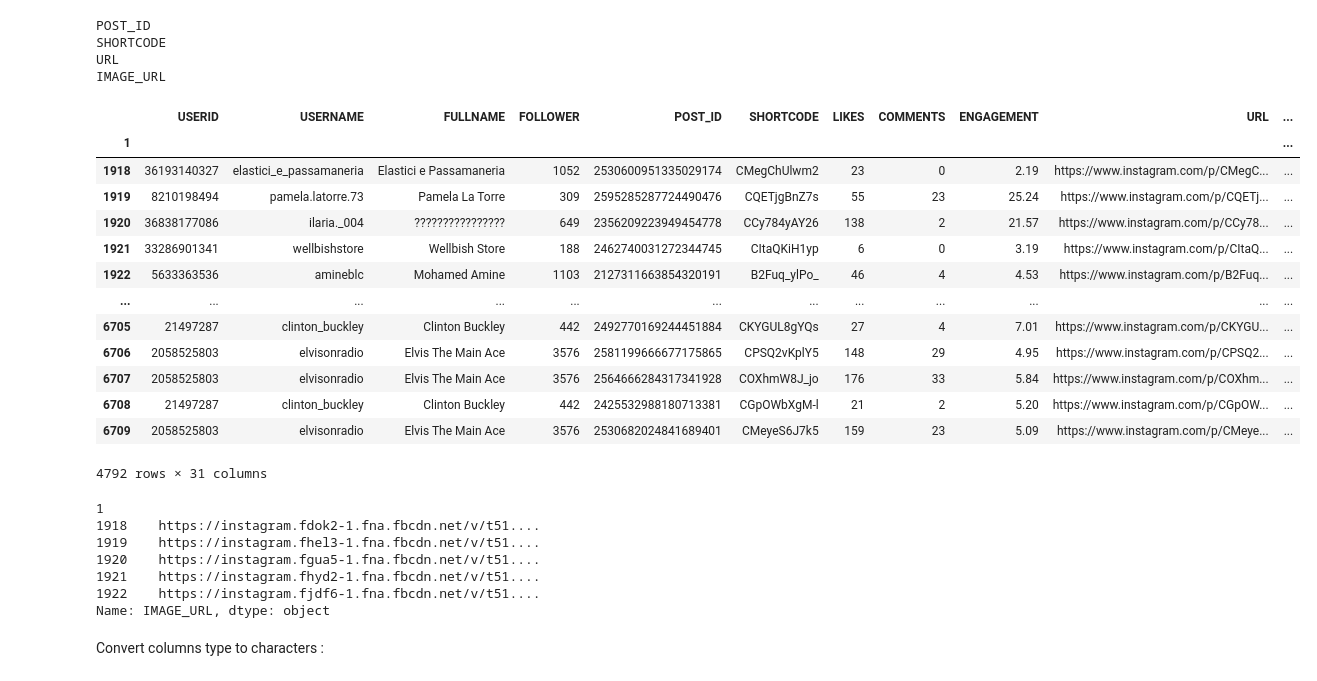
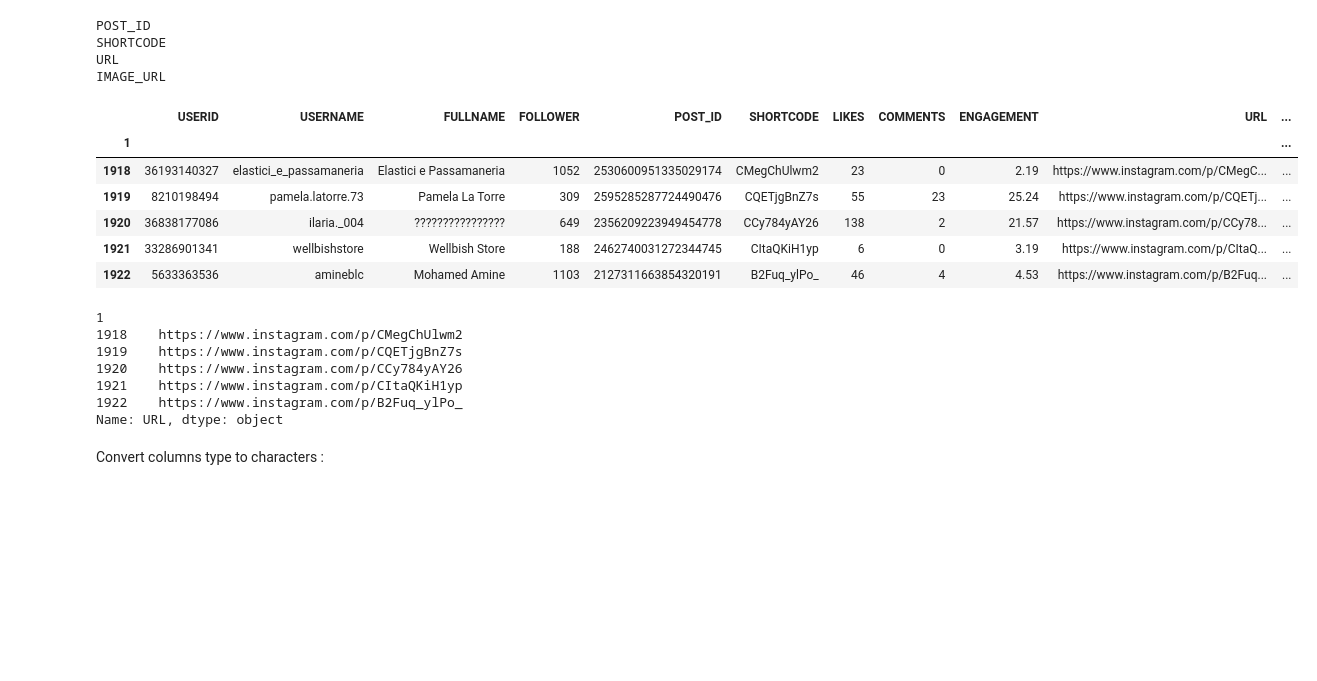
Before and after one commit to Raanank10/Instagram-s-influencers, a Jupyter notebook: Instagram_influencers.ipynb, the cells around one changed output. Saved outputs shown, nothing was run; the diff lists cells and outputs as text; code cells hidden in the pictures; blank space fills up the shorter version.

```diff
--- a/Instagram_influencers.ipynb
+++ b/Instagram_influencers.ipynb
@@ -130,9 +134,12 @@ msno.bar(df, figsize=(20, 8))
+# %%
+df['DATETIME'] = pd.to_datetime(df['TIME'],unit='s')
 # %%
-df['YEAR'] = pd.DatetimeIndex(df['TIME']).year
-df['MONTH'] = pd.DatetimeIndex(df['TIME']).month
-df['DAY'] = pd.DatetimeIndex(df['TIME']).day
-df['DAYOFWEEK'] = pd.DatetimeIndex(df['TIME']).dayofweek
-df['HOUR'] = pd.DatetimeIndex(df['TIME']).hour
+df['YEAR'] = pd.DatetimeIndex(df['DATETIME']).year
+df['MONTH'] = pd.DatetimeIndex(df['DATETIME']).month
+df['DAY'] = pd.DatetimeIndex(df['DATETIME']).day
+df['DAYOFWEEK'] = pd.DatetimeIndex(df['DATETIME']).dayofweek
+df['HOUR'] = pd.DatetimeIndex(df['DATETIME']).hour
+df['MINUTE'] = pd.DatetimeIndex(df['DATETIME']).minute
 # %% [markdown]
 Remove column that all values are unique:
 # %%
@@ -146,34 +153,28 @@ SHORTCODE
 URL
 IMAGE_URL
 # %%
-df
+df.head()
 # %% [output]
 |  | USERID | USERNAME | FULLNAME | FOLLOWER | POST_ID | SHORTCODE | LIKES | COMMENTS | ENGAGEMENT | URL | ... |
 | 1 |  |  |  |  |  |  |  |  |  |  | ... |
 | 1918 | 36193140327 | elastici_e_passamaneria | Elastici e Passamaneria | 1052 | 2530600951335029174 | CMegChUlwm2 | 23 | 0 | 2.19 | https://www.instagram.com/p/CMegC... | ... |
 | 1919 | 8210198494 | pamela.latorre.73 | Pamela La Torre | 309 | 2595285287724490476 | CQETjgBnZ7s | 55 | 23 | 25.24 | https://www.instagram.com/p/CQETj... | ... |
 | 1920 | 36838177086 | ilaria._004 | ???????????????? | 649 | 2356209223949454778 | CCy784yAY26 | 138 | 2 | 21.57 | https://www.instagram.com/p/CCy78... | ... |
 | 1921 | 33286901341 | wellbishstore | Wellbish Store | 188 | 2462740031272344745 | CItaQKiH1yp | 6 | 0 | 3.19 | https://www.instagram.com/p/CItaQ... | ... |
 | 1922 | 5633363536 | amineblc | Mohamed Amine | 1103 | 2127311663854320191 | B2Fuq_ylPo_ | 46 | 4 | 4.53 | https://www.instagram.com/p/B2Fuq... | ... |
-| ... | ... | ... | ... | ... | ... | ... | ... | ... | ... | ... | ... |
-| 6705 | 21497287 | clinton_buckley | Clinton Buckley | 442 | 2492770169244451884 | CKYGUL8gYQs | 27 | 4 | 7.01 | https://www.instagram.com/p/CKYGU... | ... |
-| 6706 | 2058525803 | elvisonradio | Elvis The Main Ace | 3576 | 2581199666677175865 | CPSQ2vKplY5 | 148 | 29 | 4.95 | https://www.instagram.com/p/CPSQ2... | ... |
-| 6707 | 2058525803 | elvisonradio | Elvis The Main Ace | 3576 | 2564666284317341928 | COXhmW8J_jo | 176 | 33 | 5.84 | https://www.instagram.com/p/COXhm... | ... |
-| 6708 | 21497287 | clinton_buckley | Clinton Buckley | 442 | 2425532988180713381 | CGpOWbXgM-l | 21 | 2 | 5.20 | https://www.instagram.com/p/CGpOW... | ... |
-| 6709 | 2058525803 | elvisonradio | Elvis The Main Ace | 3576 | 2530682024841689401 | CMeyeS6J7k5 | 159 | 23 | 5.09 | https://www.instagram.com/p/CMeye... | ... |
-4792 rows × 31 columns
 # %%
-df.IMAGE_URL.head()
+df.URL.head()
 # SHORTCODE
 # URL
 # IMAGE_URL
+# VIDEO_URL # Not working
 # %% [output]
 1
-1918    https://instagram.fdok2-1.fna.fbcdn.net/v/t51....
-1919    https://instagram.fhel3-1.fna.fbcdn.net/v/t51....
-1920    https://instagram.fgua5-1.fna.fbcdn.net/v/t51....
-1921    https://instagram.fhyd2-1.fna.fbcdn.net/v/t51....
-1922    https://instagram.fjdf6-1.fna.fbcdn.net/v/t51....
-Name: IMAGE_URL, dtype: object
+1918    https://www.instagram.com/p/CMegChUlwm2
+1919    https://www.instagram.com/p/CQETjgBnZ7s
+1920    https://www.instagram.com/p/CCy784yAY26
+1921    https://www.instagram.com/p/CItaQKiH1yp
+1922    https://www.instagram.com/p/B2Fuq_ylPo_
+Name: URL, dtype: object
 # %%
 df.drop('POST_ID',inplace=True,axis=1)
```
Also changed, not shown: parts of 31 cells of this notebook.
